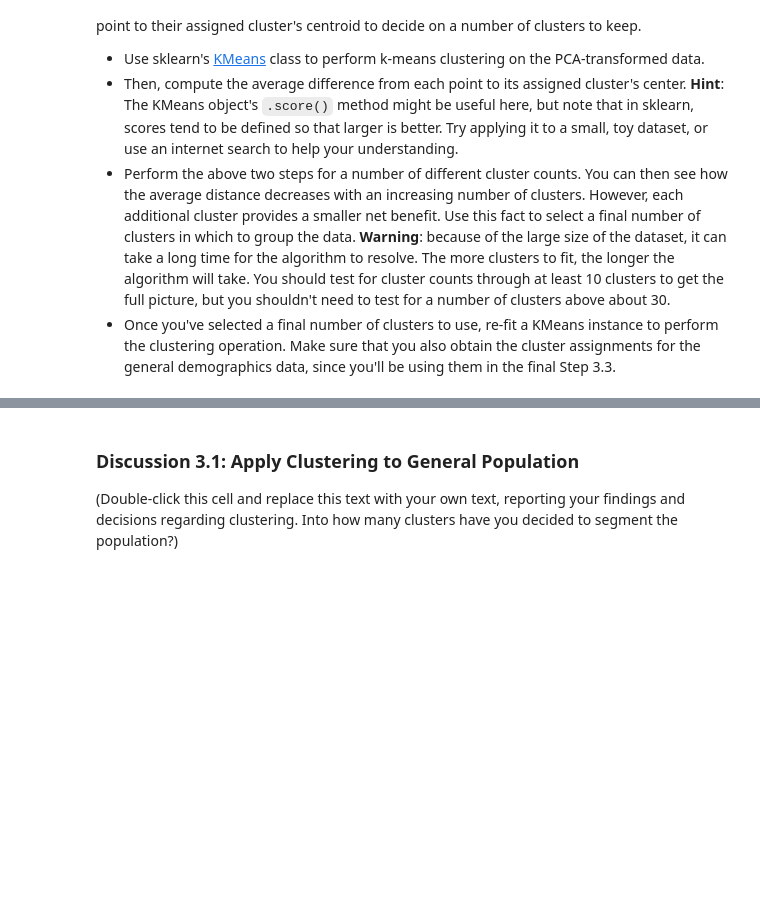
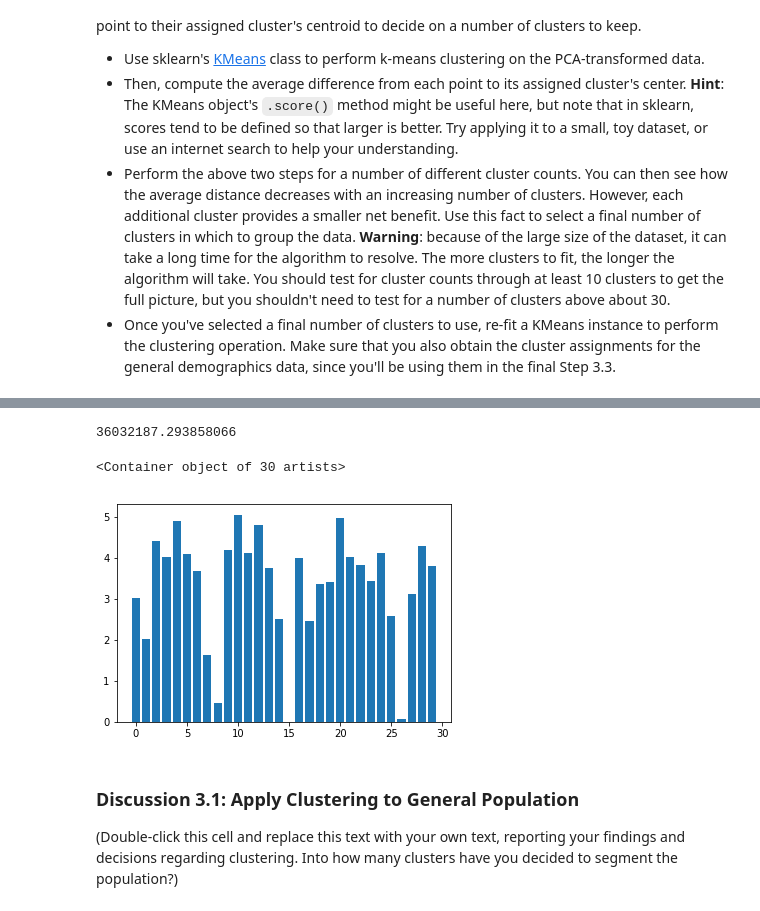
Before and after one commit to cemtekesin/Identify_Customer_Segments, a Jupyter notebook: Identify_Customer_Segments.ipynb, the cells around one changed output, grey strips where cells are left out. Cells and saved outputs as stored; diff of their text form; code cells hidden in the pictures; blank space fills up the shorter version.

```diff
--- a/Identify_Customer_Segments.ipynb
+++ b/Identify_Customer_Segments.ipynb
@@ -1090,0 +1180,15 @@ You've assessed and cleaned the demographics data, then scaled and transformed t
+# %%
+# Re-fit the k-means model with the selected number of clusters and obtain
+# cluster predictions for the general population demographics data
+
+#NOTE THAT you can see from the second chart that clusters above 30 did not drop distance as much as the initial clusters.
+#First chart shows that after about 30 clusters, the drop in the distance does not improve as initial onces
+#hence cluster number is selected as 30.
+#The first chart drops about 0.4e7 per 10 cluster whereas after 30 cluster this becomes 0.2e7, which shows the slowdown
+kmeans_30=KMeans(30)
+model_30=kmeans_30.fit(X_pca)
+labels_30=model_30.predict(X_pca)
+    # compute the average within-cluster distances.
+np.abs(model_30.score(X_pca))
+# %% [output]
+36032187.293858066
@@ -1091,3 +1197,8 @@ You've assessed and cleaned the demographics data, then scaled and transformed t
+# %%
+plt.bar(pop_clusters, pop_clust_counted/len(labels_30)*100)
+# %% [output]
+<Container object of 30 artists>
+[figure, added]
 # %% [markdown]
 ### Discussion 3.1: Apply Clustering to General Population
 
```
Also changed, not shown: parts of 25 cells of this notebook.
